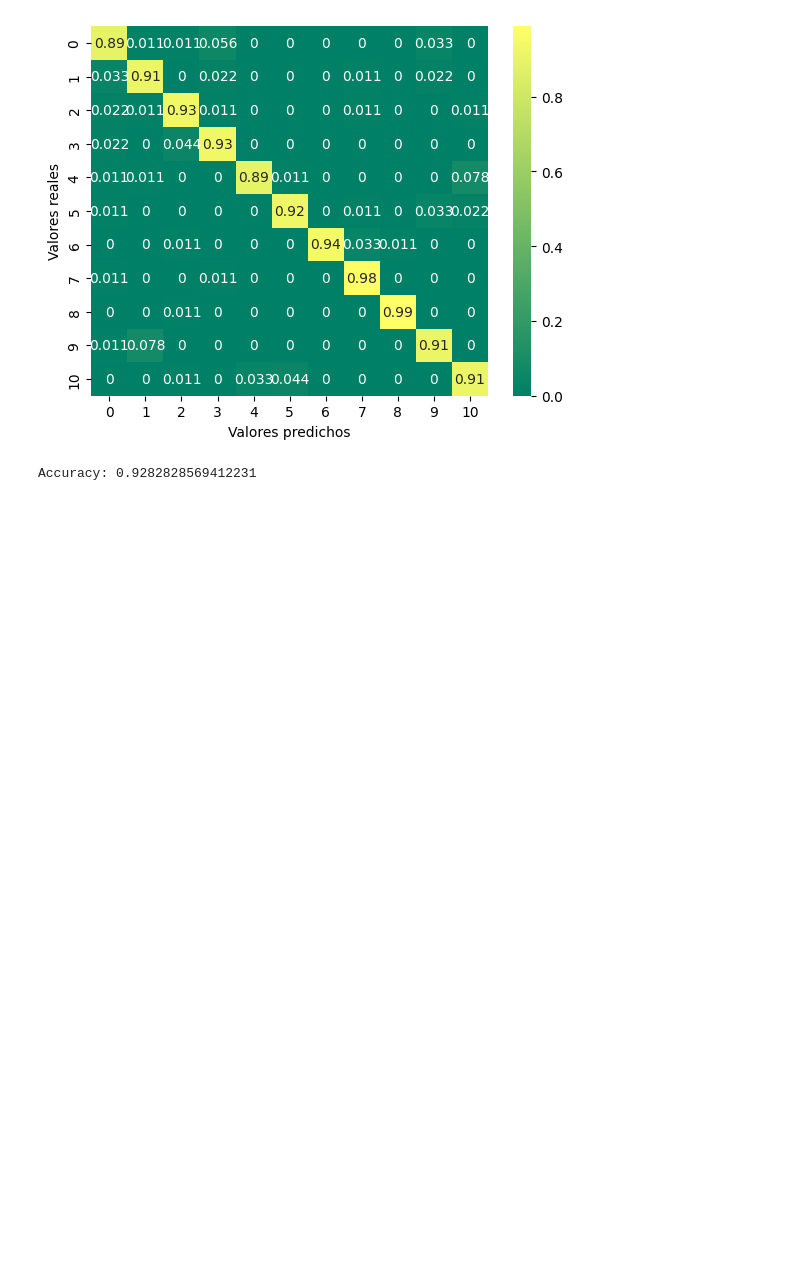
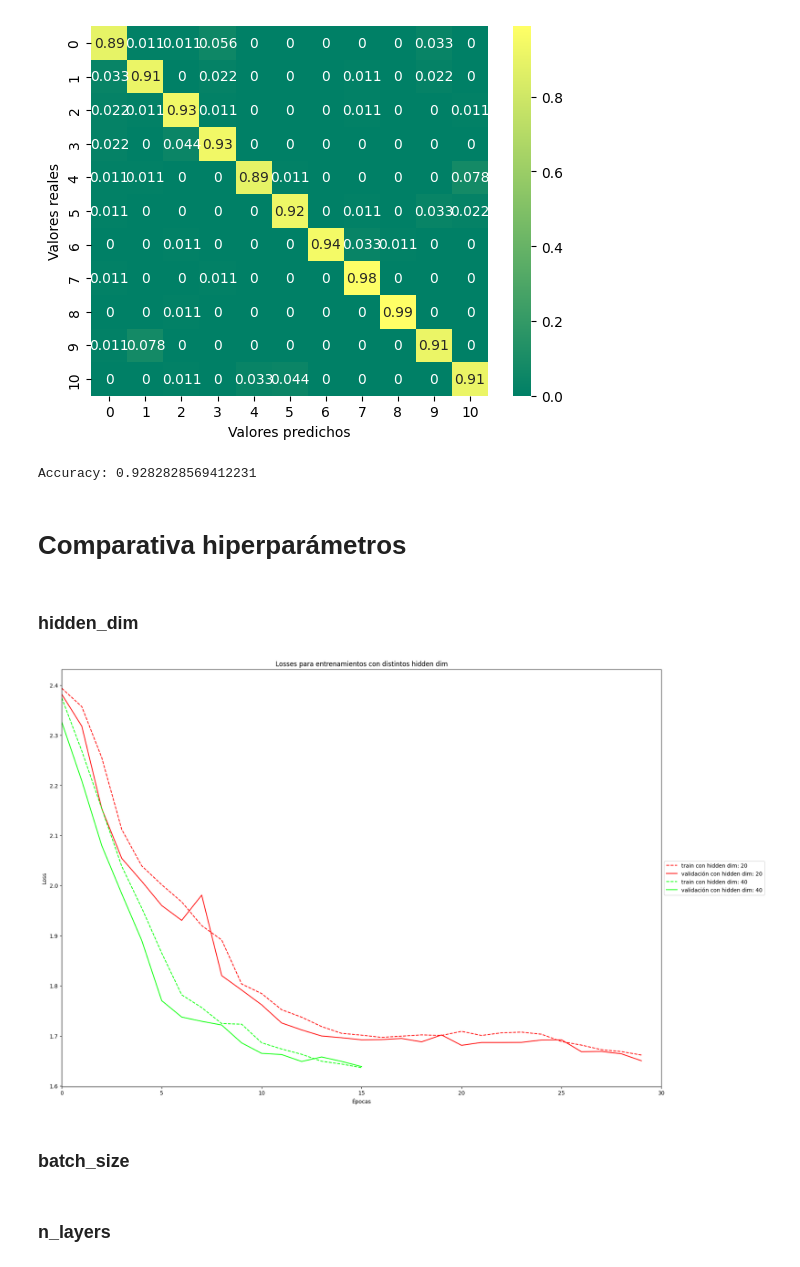
Before and after one commit to sbstnvsqz0/EL7060, a Jupyter notebook: T1/demo.ipynb, the cells around one changed output. Drawn from its saved outputs; the diff is of its cells as text; code cells hidden in the pictures; blank space fills up the shorter version.

Commit message:
Comparacion de losses en demo

```diff
--- a/T1/demo.ipynb
+++ b/T1/demo.ipynb
@@ -39,3 +39,5 @@ model.evaluate(DataLoader(SignalDataset("validation",preprocessing),shuffle=Fals
 # %% [output]
 [figure]
 Accuracy: 0.9282828569412231
+# %% [markdown]
+# Comparativa hiperparámetros
@@ -41,0 +46,26 @@ Accuracy: 0.9282828569412231
+# %%
+hidden_dims, losses_hidden_dim = [20,40,50,100],[]
+batch_sizes, losses_batch_sizes = [16,28,32,64],[]
+n_layers, losses_n_layers = [1,5,10,20], []
+lrs, losses_lrs = [0.1,0.001,0.002,0.0001], []
+# %% [markdown]
+### hidden_dim
+# %%
+%%capture
+for param in hidden_dims:
+    model = EngineMLP(input_dim = N_MFCC*6,
+                        hidden_dim = param,
+                        output_dim = OUT_DIM,
+                        n_layers = 1,
+                        batch_size = 28,
+                        learning_rate = 0.002,
+                        dropout = 0.2,
+                        preprocessing = preprocessing)
+    model.train(epochs=100, patience=10, delta=0.01,save_model=False)
+    losses_hidden_dim.append(model.return_losses())
+# %%
+compare_losses(losses_hidden_dim,hidden_dims,"hidden dim")
+# %% [output]
+[figure, added]
+# %% [markdown]
+### batch_size
@@ -41,0 +87,2 @@ Accuracy: 0.9282828569412231
+# %% [markdown]
+### n_layers
```
Also changed, not shown: parts of 9 cells of this notebook, 3 other files.
